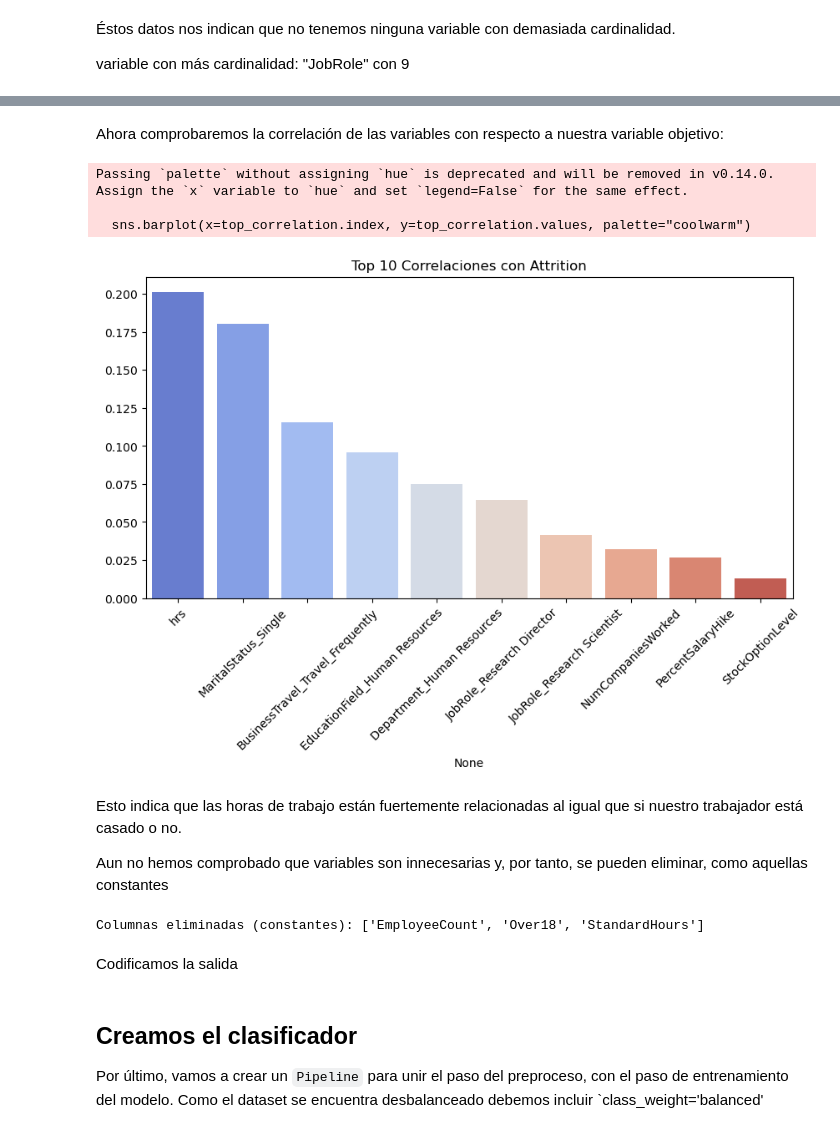
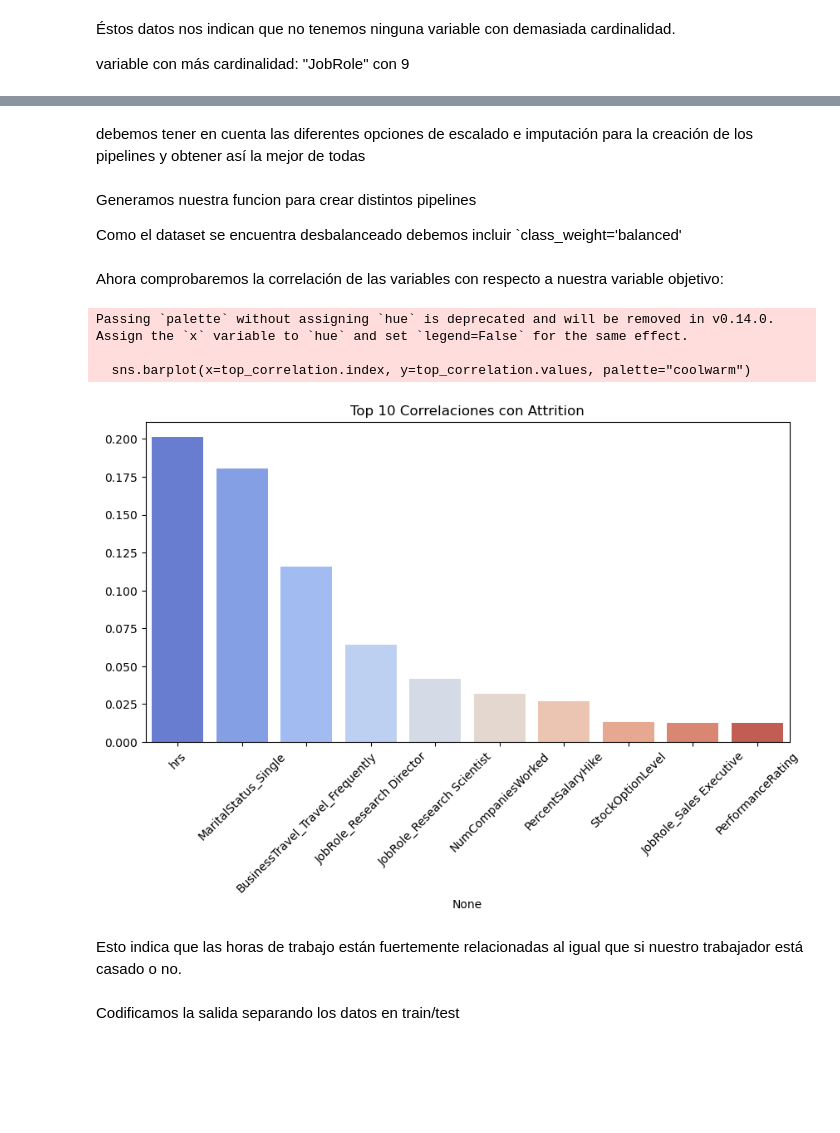
Before and after one commit to 100478705/Grupo25_Practica1, a Jupyter notebook: NotebookEDA.ipynb, the cells around one changed output, grey strips where cells are left out. Cells and saved outputs as stored; diff of their text form; code cells hidden in the pictures; blank space fills up the shorter version.

```diff
--- a/NotebookEDA.ipynb
+++ b/NotebookEDA.ipynb
@@ -213,0 +179,2 @@ processed_df
+# %% [markdown]
+debemos tener en cuenta las diferentes opciones de escalado e imputación para la creación de los pipelines y obtener así la mejor de todas
@@ -213,0 +197,4 @@ processed_df
+# %% [markdown]
+Generamos nuestra funcion para crear distintos pipelines
+
+Como el dataset se encuentra desbalanceado debemos incluir `class_weight='balanced'
@@ -215,44 +228,32 @@ processed_df
 
 Ahora comprobaremos la correlación de las variables con respecto a nuestra variable objetivo:
 # %%
-# Añadir la columna de 'Attrition' ya que la necesitamos para ver la correlación
-processed_df['Attrition'] = data_df['Attrition']
+# Mapea directamente la columna 'Attrition' a valores binarios
+data_df['Attrition'] = data_df['Attrition'].map({'Yes': 1, 'No': 0})
 
-processed_df['Attrition'] = processed_df['Attrition'].map({'Yes': 1, 'No': 0})  # Como es categórica la cambiamos para su análisis
+# Usar OneHotEncoder para convertir variables categóricas en variables numéricas
+data_df_encoded = pd.get_dummies(data_df, drop_first=True)
 
 # Calcular la correlación de todas las variables con 'Attrition'
-correlation_with_attrition = processed_df.corr()['Attrition'].sort_values(ascending=False)
-
+correlation_with_attrition = data_df_encoded.corr()['Attrition'].sort_values(ascending=False)
 
 # Seleccionar las 10 variables con la mayor correlación para mostrarlas
 top_n = 10
 top_correlation = correlation_with_attrition[1:top_n+1]  # Excluimos 'Attrition' que siempre tendrá correlación 1
 
+# Mostrar el gráfico de correlación
 plt.figure(figsize=(10, 5))
 sns.barplot(x=top_correlation.index, y=top_correlation.values, palette="coolwarm")
 plt.xticks(rotation=45)
 plt.title(f"Top {top_n} Correlaciones con Attrition")
 plt.show()
 # %% [output]
 Passing `palette` without assigning `hue` is deprecated and will be removed in v0.14.0. Assign the `x` variable to `hue` and set `legend=False` for the same effect.
 
   sns.barplot(x=top_correlation.index, y=top_correlation.values, palette="coolwarm")
-[figure, old version]
+[figure, new version]
 # %% [markdown]
 Esto indica que las horas de trabajo están fuertemente relacionadas al igual que si nuestro trabajador está casado o no.
-
-Aun no hemos comprobado que variables son innecesarias y, por tanto, se pueden eliminar, como aquellas constantes
-# %%
-# Identificar columnas constantes
-constant_columns = [col for col in data_df.columns if data_df[col].nunique() == 1]
-
-# Eliminar las columnas constantes del dataframe
-data_df = data_df.drop(columns=constant_columns)
-
-# Mostrar las columnas eliminadas
-print(f"Columnas eliminadas (constantes): {constant_columns}")
-# %% [output]
-Columnas eliminadas (constantes): ['EmployeeCount', 'Over18', 'StandardHours']
 # %% [markdown]
-Codificamos la salida
+Codificamos la salida separando los datos en train/test
 # %%
@@ -277,4 +264,0 @@ y_train = le.transform (y_train)
-# %% [markdown]
-## Creamos el clasificador
-Por último, vamos a crear un `Pipeline` para unir el paso del preproceso, con el paso de entrenamiento del modelo.
-Como el dataset se encuentra desbalanceado debemos incluir `class_weight='balanced'
```
Also changed, not shown: parts of 27 cells of this notebook.
